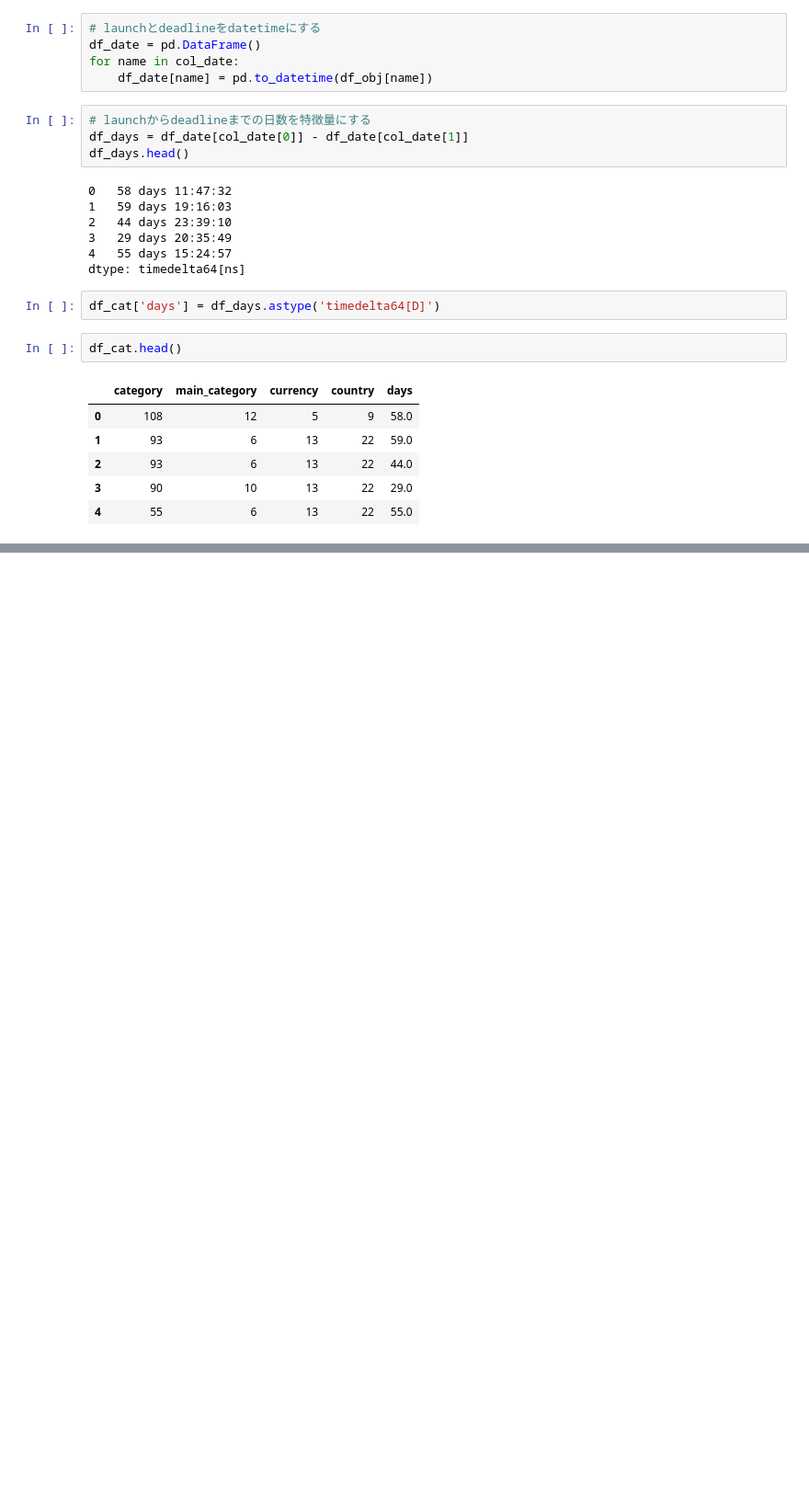
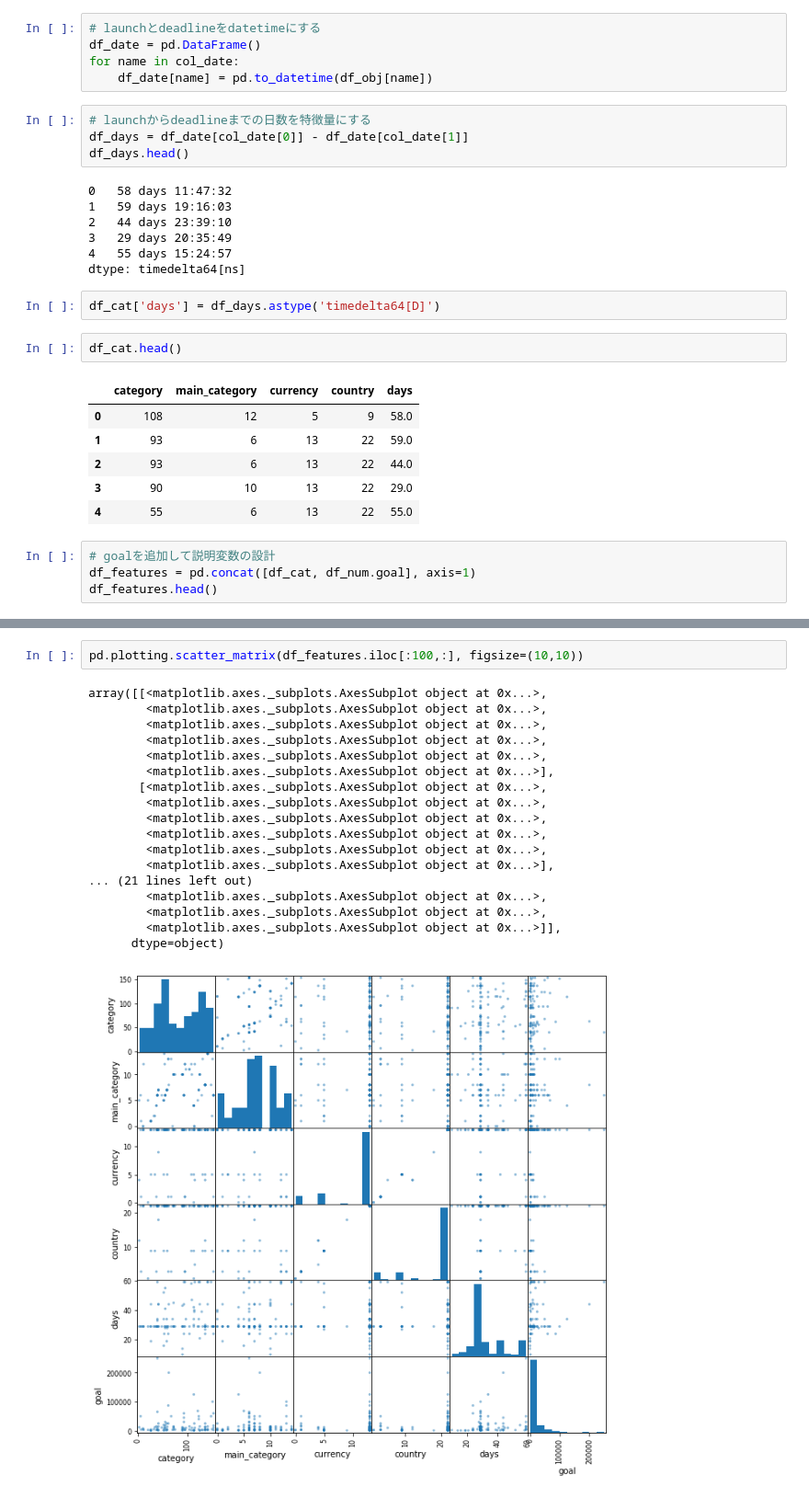
Before and after one commit to dychi/skillup-ai, a Jupyter notebook: kickstarter/Day1_work_山岡大地.ipynb, the cells around one changed output, grey strips where cells are left out. Shown at 92% size. Cells and saved outputs as stored; diff of their text form; blank space fills up the shorter version.

```diff
--- a/kickstarter/Day1_work_山岡大地.ipynb
+++ b/kickstarter/Day1_work_山岡大地.ipynb
@@ -153,3 +153,7 @@ df_cat.head()
 | 2 | 93 | 6 | 13 | 22 | 44.0 |
 | 3 | 90 | 10 | 13 | 22 | 29.0 |
 | 4 | 55 | 6 | 13 | 22 | 55.0 |
+# %%
+# goalを追加して説明変数の設計
+df_features = pd.concat([df_cat, df_num.goal], axis=1)
+df_features.head()
@@ -156 +167,22 @@ df_cat.head()
+# %%
+pd.plotting.scatter_matrix(df_features.iloc[:100,:], figsize=(10,10))
+# %% [output]
+array([[<matplotlib.axes._subplots.AxesSubplot object at 0x...>,
+        <matplotlib.axes._subplots.AxesSubplot object at 0x...>,
+        <matplotlib.axes._subplots.AxesSubplot object at 0x...>,
+        <matplotlib.axes._subplots.AxesSubplot object at 0x...>,
+        <matplotlib.axes._subplots.AxesSubplot object at 0x...>,
+        <matplotlib.axes._subplots.AxesSubplot object at 0x...>],
+       [<matplotlib.axes._subplots.AxesSubplot object at 0x...>,
+        <matplotlib.axes._subplots.AxesSubplot object at 0x...>,
+        <matplotlib.axes._subplots.AxesSubplot object at 0x...>,
+        <matplotlib.axes._subplots.AxesSubplot object at 0x...>,
+        <matplotlib.axes._subplots.AxesSubplot object at 0x...>,
+        <matplotlib.axes._subplots.AxesSubplot object at 0x...>],
+... (21 lines left out)
+        <matplotlib.axes._subplots.AxesSubplot object at 0x...>,
+        <matplotlib.axes._subplots.AxesSubplot object at 0x...>,
+        <matplotlib.axes._subplots.AxesSubplot object at 0x...>]],
+      dtype=object)
+[figure, added]
 # %%
```
Also changed, not shown: parts of 7 cells of this notebook.
